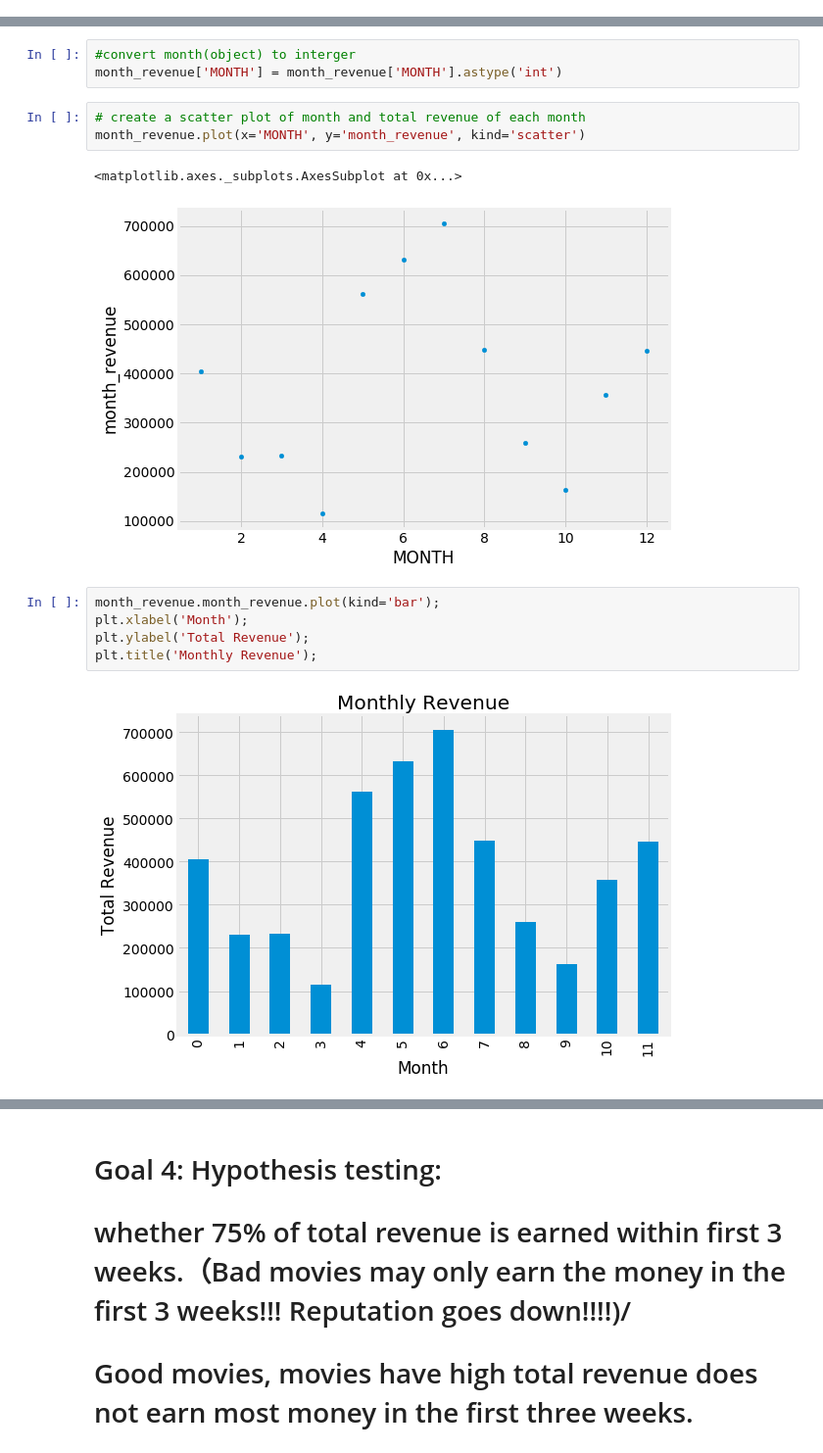
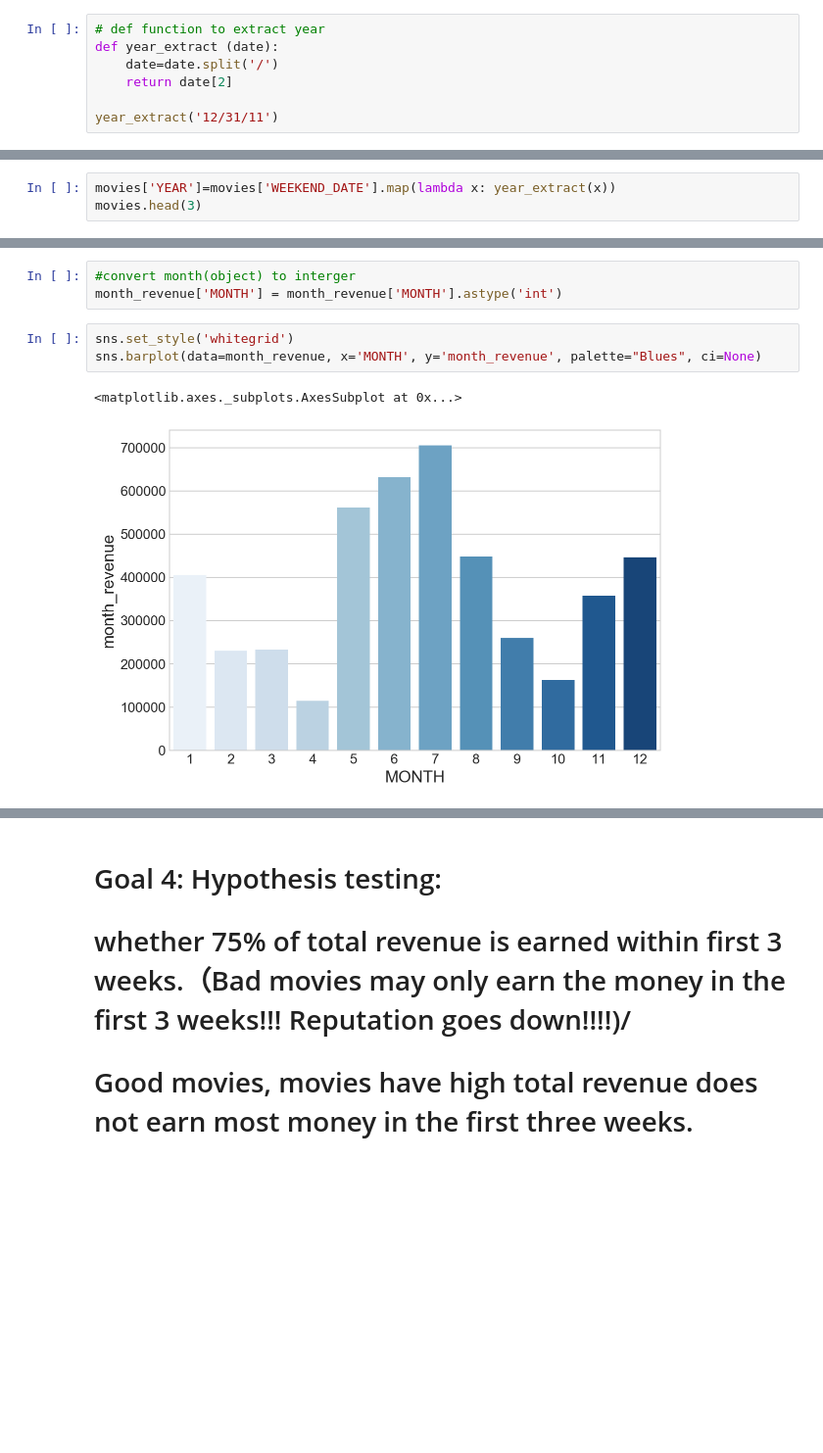
Before and after one commit to sososummer88/popcorn-project, a Jupyter notebook: popcorn.ipynb, the cells around one changed output, grey strips where cells are left out. Shown: that part at 98% size. Saved outputs shown, nothing was run; the diff lists cells and outputs as text; blank space fills up the shorter version.

```diff
--- a/popcorn.ipynb
+++ b/popcorn.ipynb
@@ -179,3 +178,10 @@ def month_extractor(date):
 month_extractor("12/23/11")
 # %% [output]
 12
+# %%
+# def function to extract year
+def year_extract (date):
+    date=date.split('/')
+    return date[2]
+
+year_extract('12/31/11')
@@ -193,3 +201,6 @@ movies.head()
 | 2 | 1.0 | A Beautiful Mind | 3.0 | 8940.0 | 1/4/02 | 1 |
 | 3 | 1.0 | A Beautiful Mind | 4.0 | 6850.0 | 1/11/02 | 1 |
 | 4 | 1.0 | A Beautiful Mind | 5.0 | 5280.0 | 1/18/02 | 1 |
+# %%
+movies['YEAR']=movies['WEEKEND_DATE'].map(lambda x: year_extract(x))
+movies.head(3)
@@ -211,16 +259,9 @@ month_revenue.head()
 # %%
 #convert month(object) to interger
 month_revenue['MONTH'] = month_revenue['MONTH'].astype('int')
-# %%
-# create a scatter plot of month and total revenue of each month
-month_revenue.plot(x='MONTH', y='month_revenue', kind='scatter')
-# %% [output]
-<matplotlib.axes._subplots.AxesSubplot at 0x...>
-[figure, removed]
-# %%
-month_revenue.month_revenue.plot(kind='bar');
-plt.xlabel('Month');
-plt.ylabel('Total Revenue');
-plt.title('Monthly Revenue');
-# %% [output]
-[figure, removed]
+# %%
+sns.set_style('whitegrid')
+sns.barplot(data=month_revenue, x='MONTH', y='month_revenue', palette="Blues", ci=None)
+# %% [output]
+<matplotlib.axes._subplots.AxesSubplot at 0x...>
+[figure, added]
```
Also changed, not shown: parts of 6 cells of this notebook.
